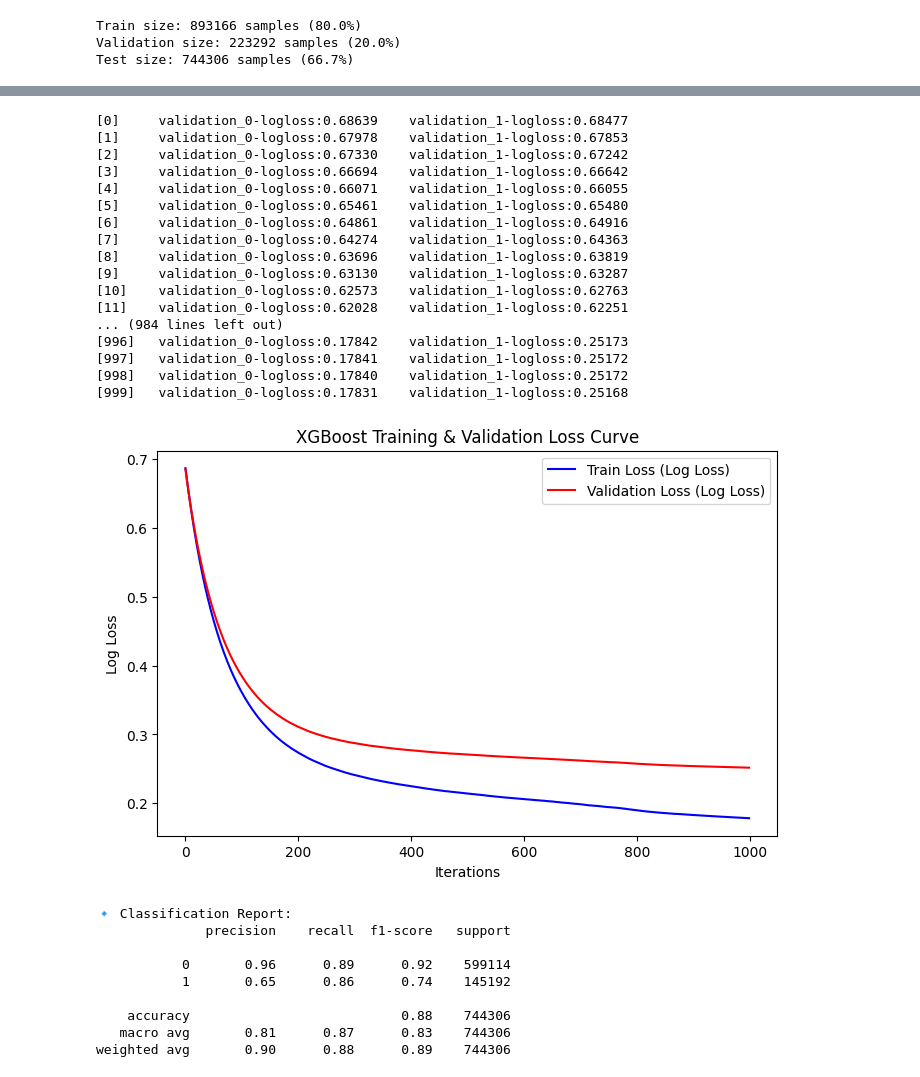
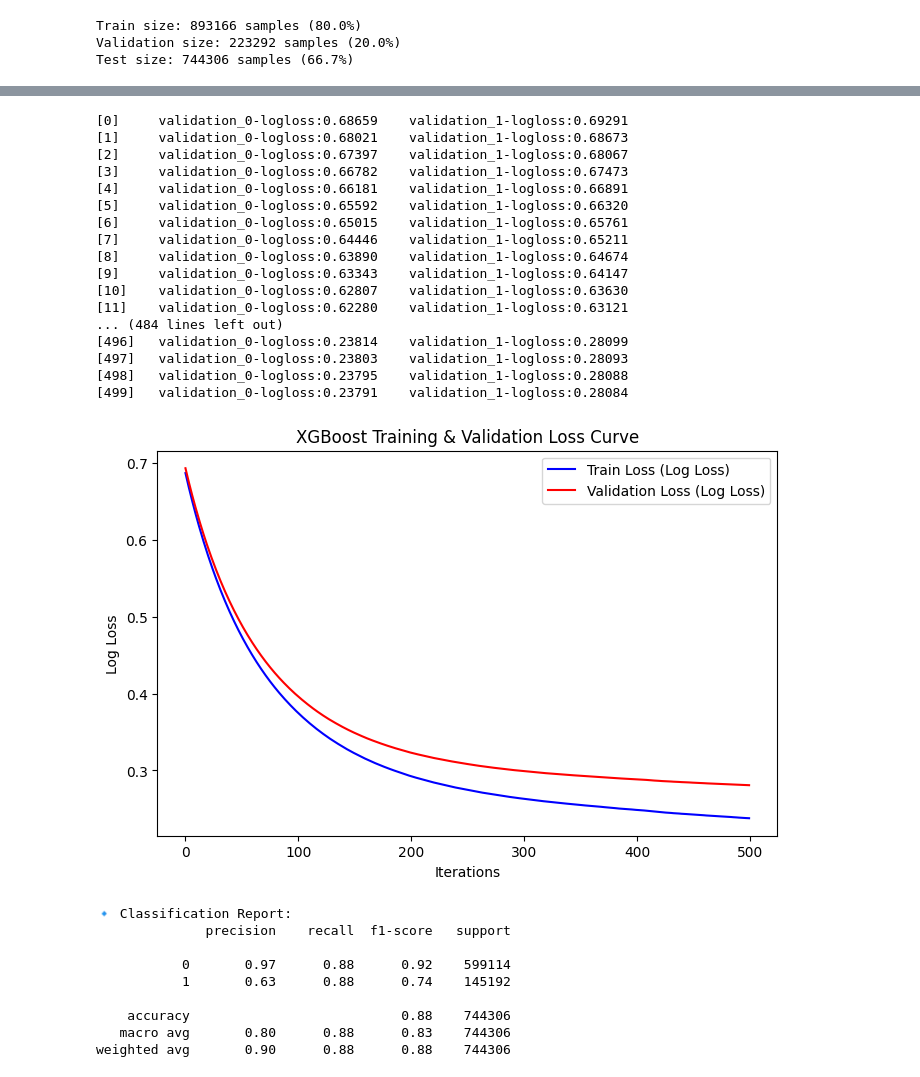
Before and after one commit to Seungminin/Data_Analysis_lending-club, a Jupyter notebook: Paper_code/model_learning_with_return_feature.ipynb, the cells around one changed output, grey strips where cells are left out. Drawn from its saved outputs; the diff is of its cells as text; code cells hidden in the pictures.

Commit message:
add smotified learning

```diff
--- a/Paper_code/model_learning_with_return_feature.ipynb
+++ b/Paper_code/model_learning_with_return_feature.ipynb
@@ -300,7 +368,7 @@ term_months
 60    182909
 Name: count, dtype: int64
 # %%
-keep_features = ['grade', 'term_months', 'total_pymnt', 'total_pymnt_inv']
+keep_features = ['grade', 'term_months', 'total_pymnt', 'total_pymnt_inv','total_il_high_credit_limit', 'loan_amnt']
 
 data_classification = data.copy()
 test_classification = test_data.copy()
@@ -309,3 +377,5 @@ fake_Classification = fake.copy()
 data_classification = data_classification.drop(columns = keep_features)
 test_classification = test_classification.drop(columns = keep_features)
 fake_Classification = fake_Classification.drop(columns = keep_features)
+# %%
+fake_Classification2 = pd.concat([fake_Classification, common_wrong])
@@ -330,7 +442,7 @@ Test size: 744306 samples (66.7%)
 from sklearn.utils import shuffle
 
 train_dataset = pd.concat([X_train, y_train], axis=1)
-train_total = pd.concat([train_dataset,fake_Classification])
+train_total = pd.concat([train_dataset,fake_Classification2])
 train_total = shuffle(train_total, random_state=42)
 # %%
 X_train = train_total.drop(columns='loan_status')
@@ -351,12 +463,22 @@ from xgboost import XGBClassifier
 #pos, neg = y_test.value_counts()  # ✅ `.values`로 NumPy 배열 변환
 #scale_pos_weight = neg / pos  # 클래스 비율 계산
 
+"""# 1️⃣ XGBoost 모델 정의
+model = XGBClassifier(
+    tree_method='hist',
+    grow_policy='lossguide',
+    max_leaves=64,
+    learning_rate=0.01,
+    n_estimators=500,
+    eval_metric='logloss',
+    random_state=42
+)"""
+
 # 1️⃣ XGBoost 모델 정의
 model = XGBClassifier(
     #scale_pos_weight=scale_pos_weight,
-    n_estimators=1000,
+    n_estimators=500,
     learning_rate=0.01,
-
     objective='binary:logistic',
     eval_metric="logloss",
     random_state=42,
@@ -375,61 +497,61 @@ train_loss = evals_result['validation_0']['logloss']  # Training Loss
 val_loss = evals_result['validation_1']['logloss']    # Validation Loss
 
 # 4️⃣ Train & Validation Loss 시각화
 plt.figure(figsize=(8, 5))
 plt.plot(train_loss, label='Train Loss (Log Loss)', color='blue')
 plt.plot(val_loss, label='Validation Loss (Log Loss)', color='red')
 plt.xlabel('Iterations')
 plt.ylabel('Log Loss')
 plt.title('XGBoost Training & Validation Loss Curve')
 plt.legend()
 plt.show()
 
 # 5️⃣ 예측 및 평가
 #y_pred = model.predict(X_test)
 y_prob = model.predict_proba(X_test)[:, 1]  # ROC Curve & PRC에 필요
 
-threshold = 0.4
+threshold = 0.5
 y_pred = (y_prob >= threshold).astype(int)
 
 # 🔹 Classification Report 출력
 print("🔹 Classification Report:")
 print(classification_report(y_test, y_pred))
 
 # 6️⃣ ROC Curve & AUC-ROC 계산
 fpr, tpr, _ = roc_curve(y_test, y_prob)
 auc_roc = auc(fpr, tpr)
 
 # 7️⃣ Precision-Recall Curve & AU-PRC 계산
 precision, recall, _ = precision_recall_curve(y_test, y_prob)
 auc_prc = auc(recall, precision)
 # %% [output]
-[0]     validation_0-logloss:0.68639    validation_1-logloss:0.68477
-[1]     validation_0-logloss:0.67978    validation_1-logloss:0.67853
-[2]     validation_0-logloss:0.67330    validation_1-logloss:0.67242
-[3]     validation_0-logloss:0.66694    validation_1-logloss:0.66642
-[4]     validation_0-logloss:0.66071    validation_1-logloss:0.66055
-[5]     validation_0-logloss:0.65461    validation_1-logloss:0.65480
-[6]     validation_0-logloss:0.64861    validation_1-logloss:0.64916
-[7]     validation_0-logloss:0.64274    validation_1-logloss:0.64363
-[8]     validation_0-logloss:0.63696    validation_1-logloss:0.63819
-[9]     validation_0-logloss:0.63130    validation_1-logloss:0.63287
-[10]    validation_0-logloss:0.62573    validation_1-logloss:0.62763
-[11]    validation_0-logloss:0.62028    validation_1-logloss:0.62251
-... (984 lines left out)
-[996]   validation_0-logloss:0.17842    validation_1-logloss:0.25173
-[997]   validation_0-logloss:0.17841    validation_1-logloss:0.25172
-[998]   validation_0-logloss:0.17840    validation_1-logloss:0.25172
-[999]   validation_0-logloss:0.17831    validation_1-logloss:0.25168
+[0]     validation_0-logloss:0.68659    validation_1-logloss:0.69291
+[1]     validation_0-logloss:0.68021    validation_1-logloss:0.68673
+[2]     validation_0-logloss:0.67397    validation_1-logloss:0.68067
+[3]     validation_0-logloss:0.66782    validation_1-logloss:0.67473
+[4]     validation_0-logloss:0.66181    validation_1-logloss:0.66891
+[5]     validation_0-logloss:0.65592    validation_1-logloss:0.66320
+[6]     validation_0-logloss:0.65015    validation_1-logloss:0.65761
+[7]     validation_0-logloss:0.64446    validation_1-logloss:0.65211
+[8]     validation_0-logloss:0.63890    validation_1-logloss:0.64674
+[9]     validation_0-logloss:0.63343    validation_1-logloss:0.64147
+[10]    validation_0-logloss:0.62807    validation_1-logloss:0.63630
+[11]    validation_0-logloss:0.62280    validation_1-logloss:0.63121
+... (484 lines left out)
+[496]   validation_0-logloss:0.23814    validation_1-logloss:0.28099
+[497]   validation_0-logloss:0.23803    validation_1-logloss:0.28093
+[498]   validation_0-logloss:0.23795    validation_1-logloss:0.28088
+[499]   validation_0-logloss:0.23791    validation_1-logloss:0.28084
-[figure, old version]
+[figure, new version]
 🔹 Classification Report:
               precision    recall  f1-score   support
 
-           0       0.96      0.89      0.92    599114
-           1       0.65      0.86      0.74    145192
+           0       0.97      0.88      0.92    599114
+           1       0.63      0.88      0.74    145192
 
     accuracy                           0.88    744306
-   macro avg       0.81      0.87      0.83    744306
-weighted avg       0.90      0.88      0.89    744306
+   macro avg       0.80      0.88      0.83    744306
+weighted avg       0.90      0.88      0.88    744306
 # %%
 from sklearn.metrics import confusion_matrix
 # confusion matrix 계산
```
Also changed, not shown: parts of 15 cells of this notebook, 1 other file.
